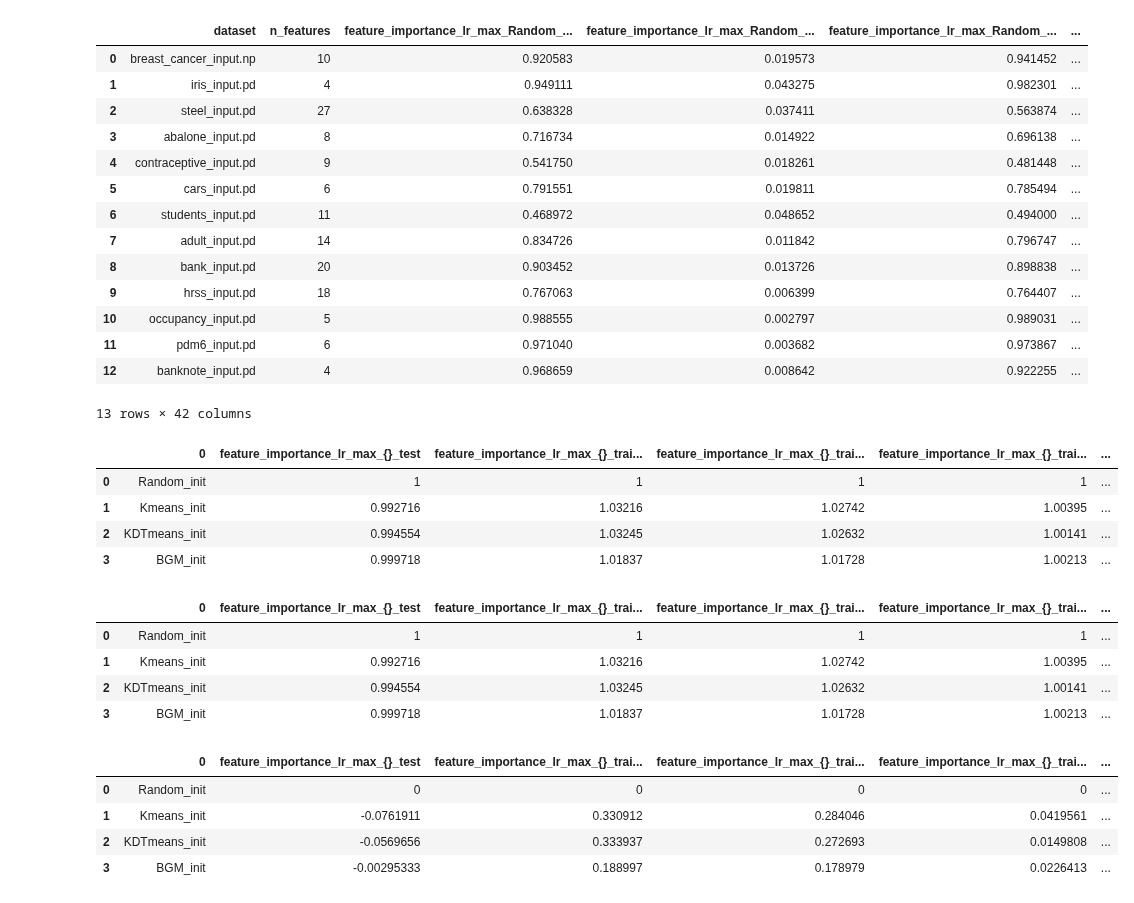
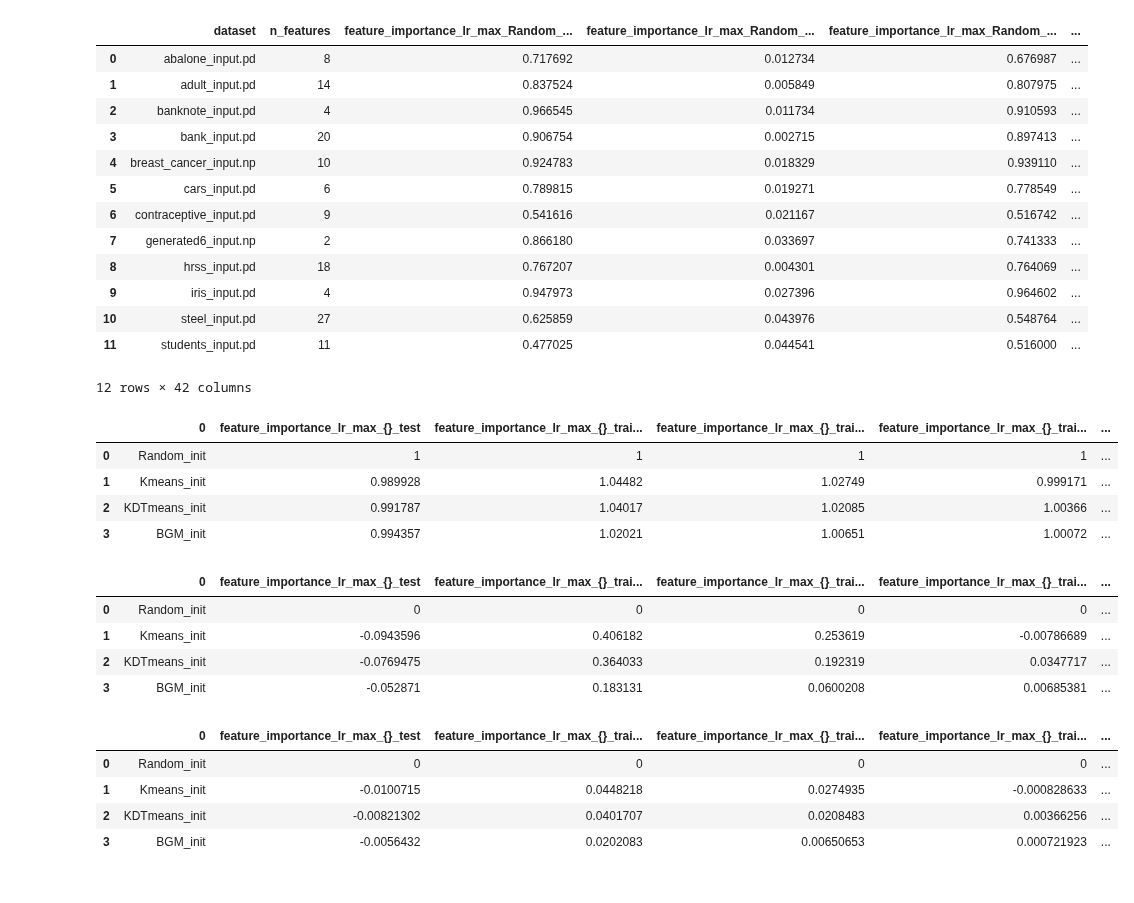
Before and after one commit to simsal0r/mixture-of-decision-trees, a Jupyter notebook: benchmarks/analysis_ex3_initialization_methods.ipynb, the cells around one changed output. Drawn from its saved outputs; the diff is of its cells as text; code cells hidden in the pictures.

Commit message:
Experiment 3 - initialization methods results

```diff
--- a/benchmarks/analysis_ex3_initialization_methods.ipynb
+++ b/benchmarks/analysis_ex3_initialization_methods.ipynb
@@ -45,42 +44,42 @@ selector = ['dataset',
            'feature_importance_lr_max_Random_init_test_std',
            'feature_importance_lr_max_Random_init_train_i_0',
            'feature_importance_lr_max_Random_init_train_i_9',
-           'feature_importance_lr_max_Random_init_train_i_99',
+           'feature_importance_lr_max_Random_init_train_i_199',
            'feature_importance_lr_max_Kmeans_init_test',
            'feature_importance_lr_max_Kmeans_init_test_std',
            'feature_importance_lr_max_Kmeans_init_train_i_0',
            'feature_importance_lr_max_Kmeans_init_train_i_9',
-           'feature_importance_lr_max_Kmeans_init_train_i_99',
+           'feature_importance_lr_max_Kmeans_init_train_i_199',
            'feature_importance_lr_max_KDTmeans_init_test',
            'feature_importance_lr_max_KDTmeans_init_test_std',
            'feature_importance_lr_max_KDTmeans_init_train_i_0',
            'feature_importance_lr_max_KDTmeans_init_train_i_9',
-           'feature_importance_lr_max_KDTmeans_init_train_i_99',
+           'feature_importance_lr_max_KDTmeans_init_train_i_199',
            'feature_importance_lr_max_BGM_init_test',
            'feature_importance_lr_max_BGM_init_test_std',
            'feature_importance_lr_max_BGM_init_train_i_0',
            'feature_importance_lr_max_BGM_init_train_i_9',
-           'feature_importance_lr_max_BGM_init_train_i_99',
+           'feature_importance_lr_max_BGM_init_train_i_199',
            'None_Random_init_test',
            'None_Random_init_test_std',
            'None_Random_init_train_i_0',
            'None_Random_init_train_i_9',
-           'None_Random_init_train_i_99',
+           'None_Random_init_train_i_199',
            'None_Kmeans_init_test',
            'None_Kmeans_init_test_std',
            'None_Kmeans_init_train_i_0',
            'None_Kmeans_init_train_i_9',
-           'None_Kmeans_init_train_i_99',
+           'None_Kmeans_init_train_i_199',
            'None_KDTmeans_init_test',
            'None_KDTmeans_init_test_std',
            'None_KDTmeans_init_train_i_0',
            'None_KDTmeans_init_train_i_9',
-           'None_KDTmeans_init_train_i_99',
+           'None_KDTmeans_init_train_i_199',
            'None_BGM_init_test',
            'None_BGM_init_test_std',
            'None_BGM_init_train_i_0',
            'None_BGM_init_train_i_9',
-           'None_BGM_init_train_i_99'
+           'None_BGM_init_train_i_199'
            ]
 # %%
 df[selector]
@@ -124,7 +122,7 @@ for dataset in datasets:
                 str1 += ("%.2f" % round(df[(df["dataset"] == dataset)][column].values[0][0], 2)).lstrip("0") + " & "
                 column = [str(gm + "_" + im + "_train_i_9")]
                 str1 += ("%.2f" % round(df[(df["dataset"] == dataset)][column].values[0][0], 2)).lstrip("0") + " & "
-                column = [str(gm + "_" + im + "_train_i_99")]
+                column = [str(gm + "_" + im + "_train_i_199")]
                 str1 += ("%.2f" % round(df[(df["dataset"] == dataset)][column].values[0][0], 2)).lstrip("0") + " & "
             str1 = str1[:-2]
             str1 +=  "\\\\"
@@ -152,31 +150,31 @@ print(str1)
 df[selector]
 # %% [output]
 |  | dataset | n_features | feature_importance_lr_max_Random_... | feature_importance_lr_max_Random_... | feature_importance_lr_max_Random_... | ... |
-| 0 | breast_cancer_input.np | 10 | 0.920583 | 0.019573 | 0.941452 | ... |
-| 1 | iris_input.pd | 4 | 0.949111 | 0.043275 | 0.982301 | ... |
-| 2 | steel_input.pd | 27 | 0.638328 | 0.037411 | 0.563874 | ... |
-| 3 | abalone_input.pd | 8 | 0.716734 | 0.014922 | 0.696138 | ... |
-| 4 | contraceptive_input.pd | 9 | 0.541750 | 0.018261 | 0.481448 | ... |
-| 5 | cars_input.pd | 6 | 0.791551 | 0.019811 | 0.785494 | ... |
-| 6 | students_input.pd | 11 | 0.468972 | 0.048652 | 0.494000 | ... |
-| 7 | adult_input.pd | 14 | 0.834726 | 0.011842 | 0.796747 | ... |
-| 8 | bank_input.pd | 20 | 0.903452 | 0.013726 | 0.898838 | ... |
-| 9 | hrss_input.pd | 18 | 0.767063 | 0.006399 | 0.764407 | ... |
-| 10 | occupancy_input.pd | 5 | 0.988555 | 0.002797 | 0.989031 | ... |
-| 11 | pdm6_input.pd | 6 | 0.971040 | 0.003682 | 0.973867 | ... |
-| 12 | banknote_input.pd | 4 | 0.968659 | 0.008642 | 0.922255 | ... |
+| 0 | abalone_input.pd | 8 | 0.717692 | 0.012734 | 0.676987 | ... |
+| 1 | adult_input.pd | 14 | 0.837524 | 0.005849 | 0.807975 | ... |
+| 2 | banknote_input.pd | 4 | 0.966545 | 0.011734 | 0.910593 | ... |
+| 3 | bank_input.pd | 20 | 0.906754 | 0.002715 | 0.897413 | ... |
+| 4 | breast_cancer_input.np | 10 | 0.924783 | 0.018329 | 0.939110 | ... |
+| 5 | cars_input.pd | 6 | 0.789815 | 0.019271 | 0.778549 | ... |
+| 6 | contraceptive_input.pd | 9 | 0.541616 | 0.021167 | 0.516742 | ... |
+| 7 | generated6_input.np | 2 | 0.866180 | 0.033697 | 0.741333 | ... |
+| 8 | hrss_input.pd | 18 | 0.767207 | 0.004301 | 0.764069 | ... |
+| 9 | iris_input.pd | 4 | 0.947973 | 0.027396 | 0.964602 | ... |
+| 10 | steel_input.pd | 27 | 0.625859 | 0.043976 | 0.548764 | ... |
+| 11 | students_input.pd | 11 | 0.477025 | 0.044541 | 0.516000 | ... |
-13 rows × 42 columns
+12 rows × 42 columns
 # %%
 metrics = ["feature_importance_lr_max_{}_test",
            "feature_importance_lr_max_{}_train_i_0",
            "feature_importance_lr_max_{}_train_i_9",
-           "feature_importance_lr_max_{}_train_i_99",
+           "feature_importance_lr_max_{}_train_i_199",
            "None_{}_test",
            "None_{}_train_i_0",
            "None_{}_train_i_9",
-           "None_{}_train_i_99",
+           "None_{}_train_i_199",
           ]
 # %%
+# Percentage
 df_sums = pd.DataFrame(init_methods)
 for m in metrics:
     sumcolumns = []
@@ -188,40 +186,40 @@ df_sums
 # %% [output]
 |  | 0 | feature_importance_lr_max_{}_test | feature_importance_lr_max_{}_trai... | feature_importance_lr_max_{}_trai... | feature_importance_lr_max_{}_trai... | ... |
 | 0 | Random_init | 1 | 1 | 1 | 1 | ... |
-| 1 | Kmeans_init | 0.992716 | 1.03216 | 1.02742 | 1.00395 | ... |
-| 2 | KDTmeans_init | 0.994554 | 1.03245 | 1.02632 | 1.00141 | ... |
-| 3 | BGM_init | 0.999718 | 1.01837 | 1.01728 | 1.00213 | ... |
+| 1 | Kmeans_init | 0.989928 | 1.04482 | 1.02749 | 0.999171 | ... |
+| 2 | KDTmeans_init | 0.991787 | 1.04017 | 1.02085 | 1.00366 | ... |
+| 3 | BGM_init | 0.994357 | 1.02021 | 1.00651 | 1.00072 | ... |
 # %%
-#Exclude datasets where nothing happens
-df2 = df[selector]
-df2[df2.dataset.isin(["hrss_input.pd"])==False]
+# Percentage points diff
+df_sums = pd.DataFrame(init_methods)
 for m in metrics:
     sumcolumns = []
     for im in init_methods:
         sumcolumns.append(m.format(im))
-    df_sums[m] = df2.sum()[sumcolumns].values / df2.sum()[sumcolumns].values[0]
+    df_sums[m] = df[selector].sum()[sumcolumns].values - df[selector].sum()[sumcolumns].values[0]
 
 df_sums
 # %% [output]
 |  | 0 | feature_importance_lr_max_{}_test | feature_importance_lr_max_{}_trai... | feature_importance_lr_max_{}_trai... | feature_importance_lr_max_{}_trai... | ... |
-| 0 | Random_init | 1 | 1 | 1 | 1 | ... |
-| 1 | Kmeans_init | 0.992716 | 1.03216 | 1.02742 | 1.00395 | ... |
-| 2 | KDTmeans_init | 0.994554 | 1.03245 | 1.02632 | 1.00141 | ... |
-| 3 | BGM_init | 0.999718 | 1.01837 | 1.01728 | 1.00213 | ... |
+| 0 | Random_init | 0 | 0 | 0 | 0 | ... |
+| 1 | Kmeans_init | -0.0943596 | 0.406182 | 0.253619 | -0.00786689 | ... |
+| 2 | KDTmeans_init | -0.0769475 | 0.364033 | 0.192319 | 0.0347717 | ... |
+| 3 | BGM_init | -0.052871 | 0.183131 | 0.0600208 | 0.00685381 | ... |
 # %%
+# Percentage diff
 df_sums = pd.DataFrame(init_methods)
 for m in metrics:
     sumcolumns = []
     for im in init_methods:
         sumcolumns.append(m.format(im))
-    df_sums[m] = df[selector].sum()[sumcolumns].values - df[selector].sum()[sumcolumns].values[0]
+    df_sums[m] = df[selector].sum()[sumcolumns].values / df[selector].sum()[sumcolumns].values[0] - 1
 
 df_sums
 # %% [output]
 |  | 0 | feature_importance_lr_max_{}_test | feature_importance_lr_max_{}_trai... | feature_importance_lr_max_{}_trai... | feature_importance_lr_max_{}_trai... | ... |
 | 0 | Random_init | 0 | 0 | 0 | 0 | ... |
-| 1 | Kmeans_init | -0.0761911 | 0.330912 | 0.284046 | 0.0419561 | ... |
-| 2 | KDTmeans_init | -0.0569656 | 0.333937 | 0.272693 | 0.0149808 | ... |
-| 3 | BGM_init | -0.00295333 | 0.188997 | 0.178979 | 0.0226413 | ... |
+| 1 | Kmeans_init | -0.0100715 | 0.0448218 | 0.0274935 | -0.000828633 | ... |
+| 2 | KDTmeans_init | -0.00821302 | 0.0401707 | 0.0208483 | 0.00366256 | ... |
+| 3 | BGM_init | -0.0056432 | 0.0202083 | 0.00650653 | 0.000721923 | ... |
 # %%
 str1 = "\\hline\r\n"
```
Also changed, not shown: parts of 10 cells of this notebook, 2 other files.
